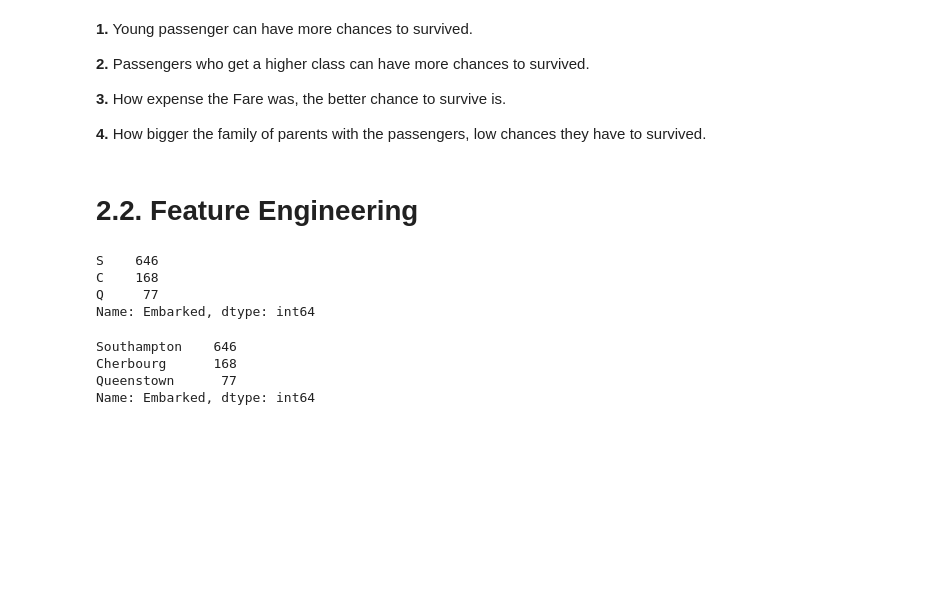
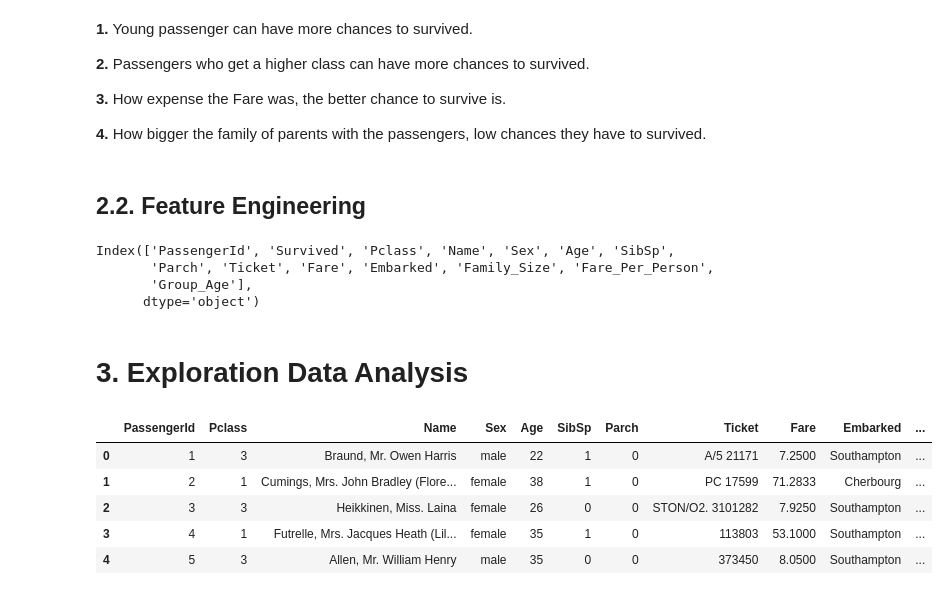
Before and after one commit to augusto-matos/Titanic-Project, a Jupyter notebook: Titanic.ipynb, the cells around one changed output. Drawn from its saved outputs; the diff is of its cells as text; code cells hidden in the pictures; blank space fills up the shorter version.

Commit message:
Fixed some stuffs on Feature Engineering, working on EDA

```diff
--- a/Titanic.ipynb
+++ b/Titanic.ipynb
@@ -248,14 +240,7 @@ df2.sample(10)
 
 **4.** How bigger the family of parents with the passengers, low chances they have to survived.
 # %% [markdown]
-# 2.2. Feature Engineering
+## 2.2. Feature Engineering
-# %%
-df1['Embarked'].value_counts()
-# %% [output]
-S    646
-C    168
-Q     77
-Name: Embarked, dtype: int64
 # %%
 df2['Family_Size'] = df2['SibSp'] + df2['Parch']
 df2['Fare_Per_Person'] = df2['Fare'] / (df2['Family_Size']+1)
@@ -267,2 +278,9 @@ test['Embarked'] = test['Embarked'].apply(lambda x: 'Cherbourg' if x == 'C' else
+# %%
+df2.columns
+# %% [output]
+Index(['PassengerId', 'Survived', 'Pclass', 'Name', 'Sex', 'Age', 'SibSp',
+       'Parch', 'Ticket', 'Fare', 'Embarked', 'Family_Size', 'Fare_Per_Person',
+       'Group_Age'],
+      dtype='object')
 # %%
 df2 = df2[['PassengerId', 'Pclass', 'Name', 'Sex', 'Age', 'SibSp',
@@ -271,7 +289,2 @@ df2 = df2[['PassengerId', 'Pclass', 'Name', 'Sex', 'Age', 'SibSp',
-# %%
-df2['Embarked'].value_counts()
-# %% [output]
-Southampton    646
-Cherbourg      168
-Queenstown      77
-Name: Embarked, dtype: int64
+# %% [markdown]
+# 3. Exploration Data Analysis
@@ -277,0 +293,9 @@ Name: Embarked, dtype: int64
+# %%
+df3.head()
+# %% [output]
+|  | PassengerId | Pclass | Name | Sex | Age | SibSp | Parch | Ticket | Fare | Embarked | ... |
+| 0 | 1 | 3 | Braund, Mr. Owen Harris | male | 22 | 1 | 0 | A/5 21171 | 7.2500 | Southampton | ... |
+| 1 | 2 | 1 | Cumings, Mrs. John Bradley (Flore... | female | 38 | 1 | 0 | PC 17599 | 71.2833 | Cherbourg | ... |
+| 2 | 3 | 3 | Heikkinen, Miss. Laina | female | 26 | 0 | 0 | STON/O2. 3101282 | 7.9250 | Southampton | ... |
+| 3 | 4 | 1 | Futrelle, Mrs. Jacques Heath (Lil... | female | 35 | 1 | 0 | 113803 | 53.1000 | Southampton | ... |
+| 4 | 5 | 3 | Allen, Mr. William Henry | male | 35 | 0 | 0 | 373450 | 8.0500 | Southampton | ... |
```
Also changed, not shown: parts of 15 cells of this notebook.
